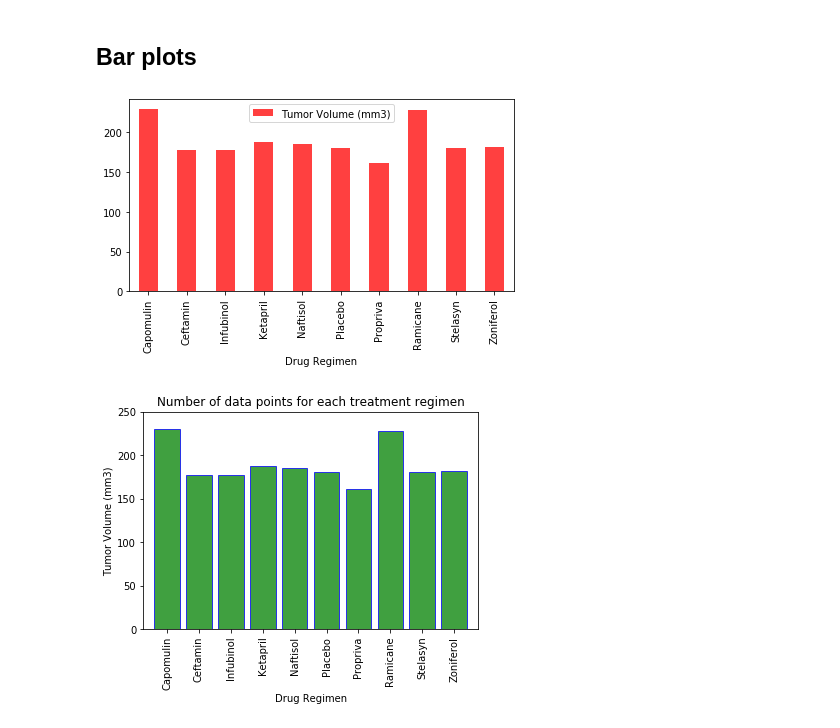
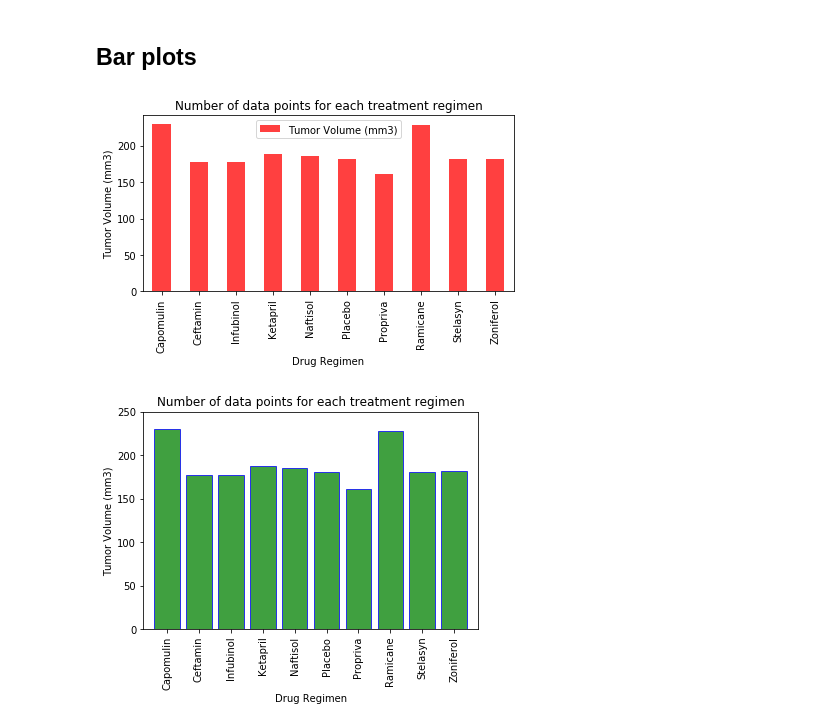
Before and after one commit to sunilagarwal2007/matplotlib-challenge, a Jupyter notebook: Pymaceuticals/pymaceuticals_homework_v2_solution.ipynb, the cells around one changed output. Cells and saved outputs as stored; diff of their text form; code cells hidden in the pictures.

```diff
--- a/Pymaceuticals/pymaceuticals_homework_v2_solution.ipynb
+++ b/Pymaceuticals/pymaceuticals_homework_v2_solution.ipynb
@@ -80,12 +77,15 @@ tumor_summary_statistics
 # %%
 # Generate a bar plot showing number of data points for each treatment regimen using pandas
 tumor_df = medical_tumor_data.groupby(["Drug Regimen"]).count()
 tumor_df = tumor_df.reset_index()
 tumor_df.plot.bar(x='Drug Regimen', y='Tumor Volume (mm3)', facecolor="red", alpha=0.75, align="center")
+plt.title("Number of data points for each treatment regimen")
+plt.xlabel('Drug Regimen')
+plt.ylabel('Tumor Volume (mm3)')
 plt.tight_layout()
 plt.show()
 # %% [output]
-[figure, old version]
+[figure, new version]
 # %%
 # Generate a bar plot showing number of data points for each treatment regimen using pyplot
 tumor_df = medical_tumor_data.groupby(["Drug Regimen"]).count()
```
Also changed, not shown: parts of 5 cells of this notebook.
